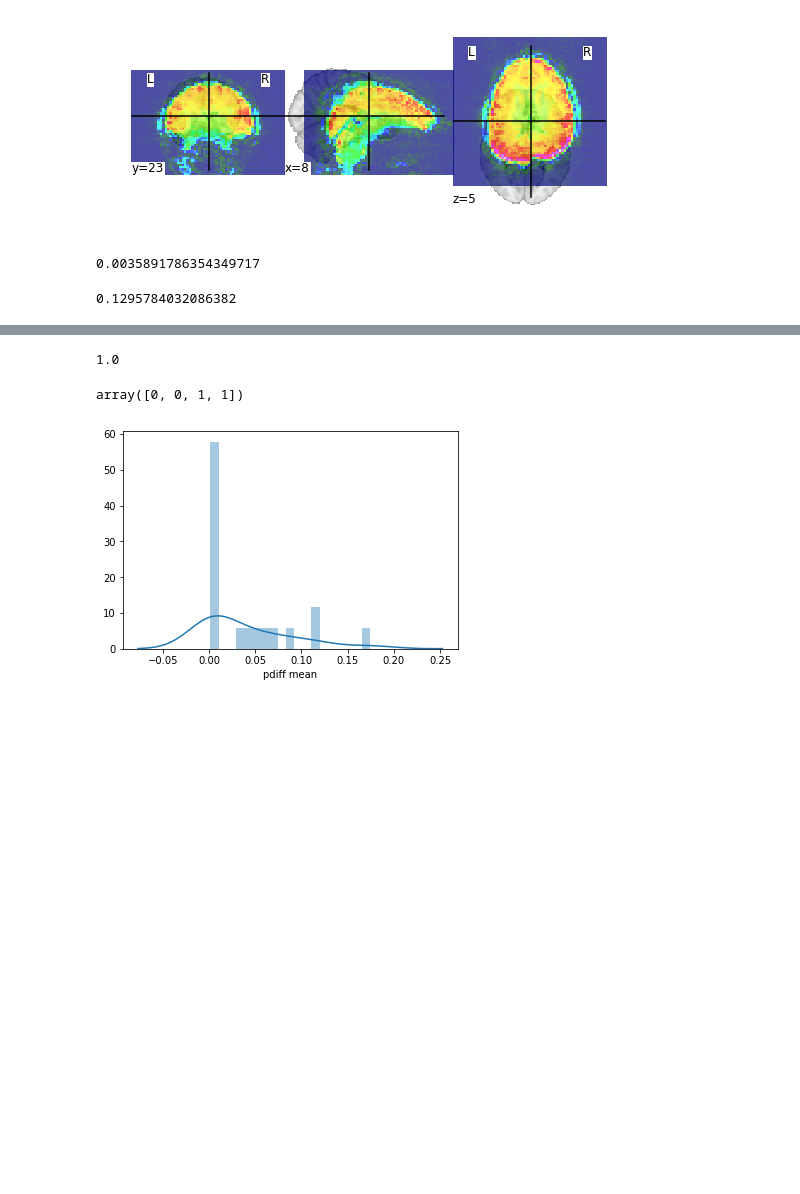
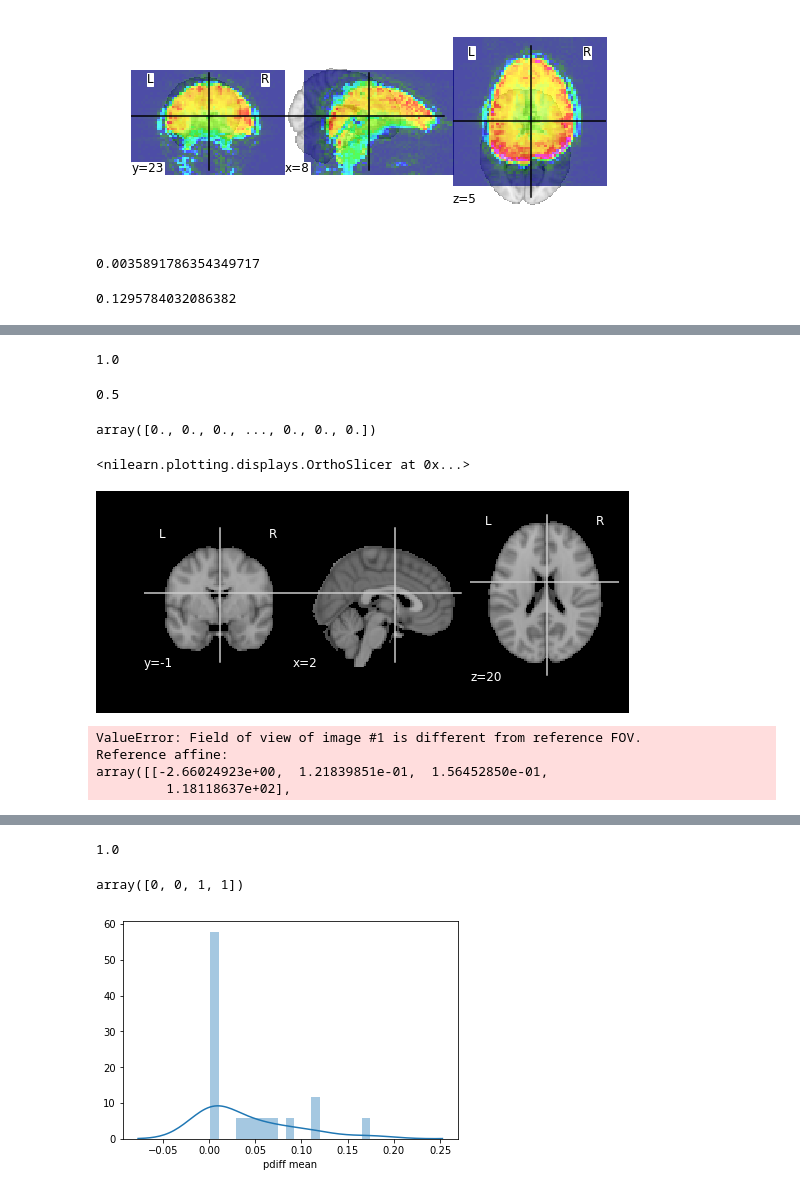
Before and after one commit to nooralsh/ping_proc, a Jupyter notebook: code/find_flipped_volumes.ipynb, the cells around one changed output, grey strips where cells are left out. Cells and saved outputs as stored; diff of their text form; code cells hidden in the pictures; blank space fills up the shorter version.

```diff
--- a/code/find_flipped_volumes.ipynb
+++ b/code/find_flipped_volumes.ipynb
@@ -184,0 +198,9 @@ te
+# %%
+indices = model_selection.StratifiedShuffleSplit(n_splits=1,test_size=0.5,random_state=19
+                                                ).split(test_df.index,test_df.label)
+tr_id, te_id = [],[]
+for x,y in indices:
+    tr_id.append(x)
+    te_id.append(y)
+tr = test_df.loc[tr_id[0]]
+te = test_df.loc[te_id[0]]
@@ -184,0 +240,9 @@ te
+# %%
+X2 = np.zeros((len(msk[msk==1])*2,len(tr)))
+for i,pth in enumerate(te.paths.values):
+    img = ni.load(pth)
+    resampled = image.resample_to_img(img,mni,interpolation='nearest')
+    first_two_frames = ni.Nifti1Image(resampled.get_data()[:,:,:,:2], resampled.affine)
+    array = input_data.NiftiMasker(msk_img).fit_transform(first_two_frames).flatten()
+    X2[:,i] = array
+    print('finished',i)
@@ -184,0 +263,32 @@ te
+# %%
+fitted.score(X.T, tr.label.values)
+# %% [output]
+1.0
+# %%
+fitted.score(X2.T, te.label.values)
+# %% [output]
+0.5
+# %%
+resampled.get_data()[:,:,:,:2].flatten()
+# %% [output]
+array([0., 0., 0., ..., 0., 0., 0.])
+# %%
+mni = ni.load(datasets.MNI152_FILE_PATH)
+plotting.plot_anat(mni)
+# %% [output]
+<nilearn.plotting.displays.OrthoSlicer at 0x...>
+[figure, added]
+# %%
+from nilearn import image
+catch = []
+x,y,z = ni.load(tr.paths.values[0]).shape
+for i in tr.paths.values:
+    ni.load(i).get_data()
+
+tr_imgs = image.load_img(tr.paths.values.tolist())
+te_imgs = image.load_img(te.paths.values.tolist())
+# %% [output]
+ValueError: Field of view of image #1 is different from reference FOV.
+Reference affine:
+array([[-2.66024923e+00,  1.21839851e-01,  1.56452850e-01,
+         1.18118637e+02],
```
Also changed, not shown: parts of 27 cells of this notebook, 3 other files.
